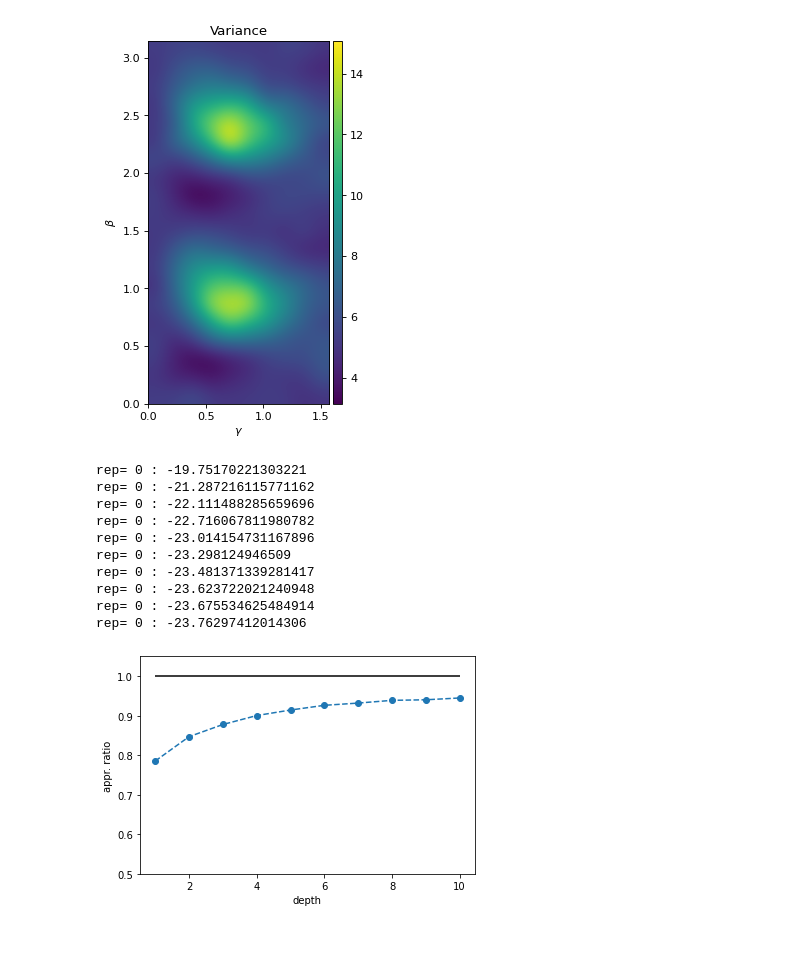
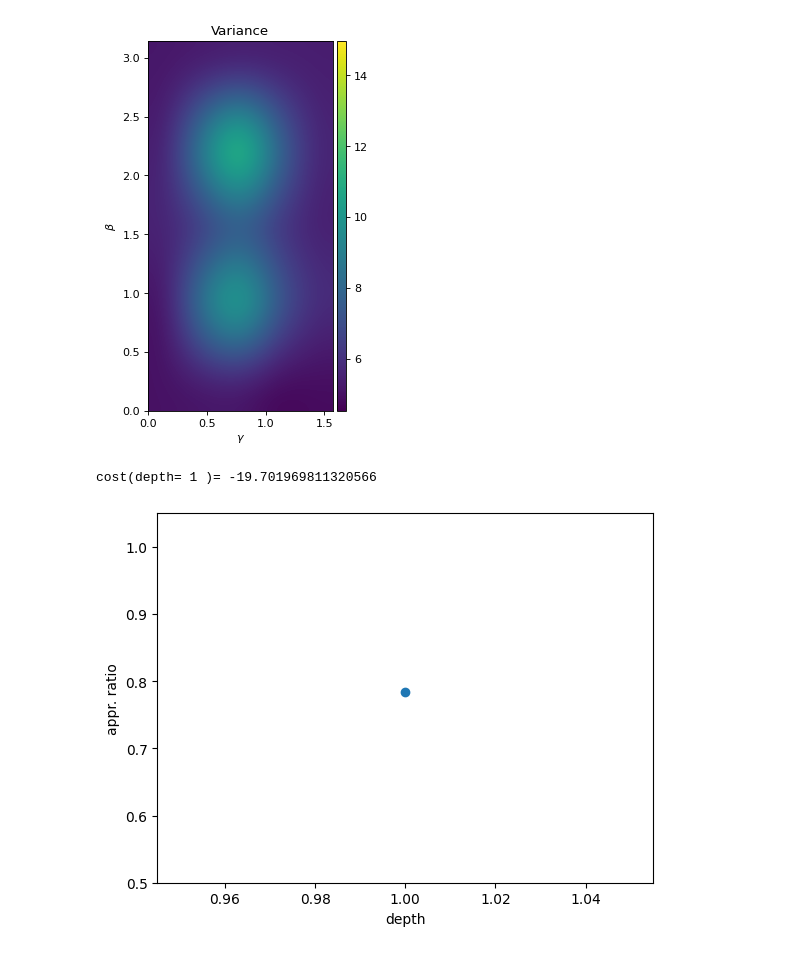
Before and after one commit to NordIQuEst/application-library, a Jupyter notebook: hybrid-algorithms/QAOA/MaxCut.ipynb, the cells around one changed output. Cells and saved outputs as stored; diff of their text form; code cells hidden in the pictures.

```diff
--- a/hybrid-algorithms/QAOA/MaxCut.ipynb
+++ b/hybrid-algorithms/QAOA/MaxCut.ipynb
@@ -41,37 +47,32 @@ _=pl.colorbar(im, cax=cax)
 # %%
-f = pl.figure(figsize=(6, 6), dpi= 80, facecolor='w', edgecolor='k');
-_=pl.xlabel(r'$\gamma$')
-_=pl.ylabel(r'$\beta$')
+f = pl.figure(figsize=(6, 6), dpi=80, facecolor="w", edgecolor="k")
+_ = pl.xlabel(r"$\gamma$")
+_ = pl.ylabel(r"$\beta$")
 ax = pl.gca()
-_=pl.title('Variance')
-im = ax.imshow(qaoamc.Var,interpolation='bicubic',origin='lower',extent=[0,np.pi/2,0,np.pi])
+_ = pl.title("Variance")
+im = ax.imshow(
+    qaoamc.Var, interpolation="bicubic", origin="lower", extent=[0, np.pi / 2, 0, np.pi]
+)
 divider = make_axes_locatable(ax)
 cax = divider.append_axes("right", size="5%", pad=0.05)
-_=pl.colorbar(im, cax=cax)
+_ = pl.colorbar(im, cax=cax)
 # %% [output]
-[figure, old version]
+[figure, new version]
 # %%
-maxdepth=10
+maxdepth = 1
 for i in range(maxdepth):
-    qaoamc.increase_depth(qasm_sim, precision=0.025)
+    qaoamc.increase_depth()
 # %% [output]
-rep= 0 : -19.75170221303221
-rep= 0 : -21.287216115771162
-rep= 0 : -22.111488285659696
-rep= 0 : -22.716067811980782
-rep= 0 : -23.014154731167896
-rep= 0 : -23.298124946509
-rep= 0 : -23.481371339281417
-rep= 0 : -23.623722021240948
-rep= 0 : -23.675534625484914
-rep= 0 : -23.76297412014306
+cost(depth= 1 )= -19.701969811320566
 # %%
-mincost=-25.23404480588015
-pl.plot(np.arange(1,maxdepth+1), np.array(list(qaoamc.costval.values()))/mincost,'o--')
-pl.hlines(1, 1,maxdepth, linestyles="solid", colors="black")
-pl.ylim(0.5,1.05)
-_=pl.ylabel('appr. ratio')
-_=pl.xlabel('depth')
+mincost = -25.23404480588015
+pl.plot(
+    np.arange(1, maxdepth + 1), np.array(list(qaoamc.costval.values())) / mincost, "o--"
+)
+pl.hlines(1, 1, maxdepth, linestyles="solid", colors="black")
+pl.ylim(0.5, 1.05)
+_ = pl.ylabel("appr. ratio")
+_ = pl.xlabel("depth")
 # %% [output]
-[figure, old version]
+[figure, new version]
 # %%
```
Also changed, not shown: parts of 11 cells of this notebook, 13 other files.
